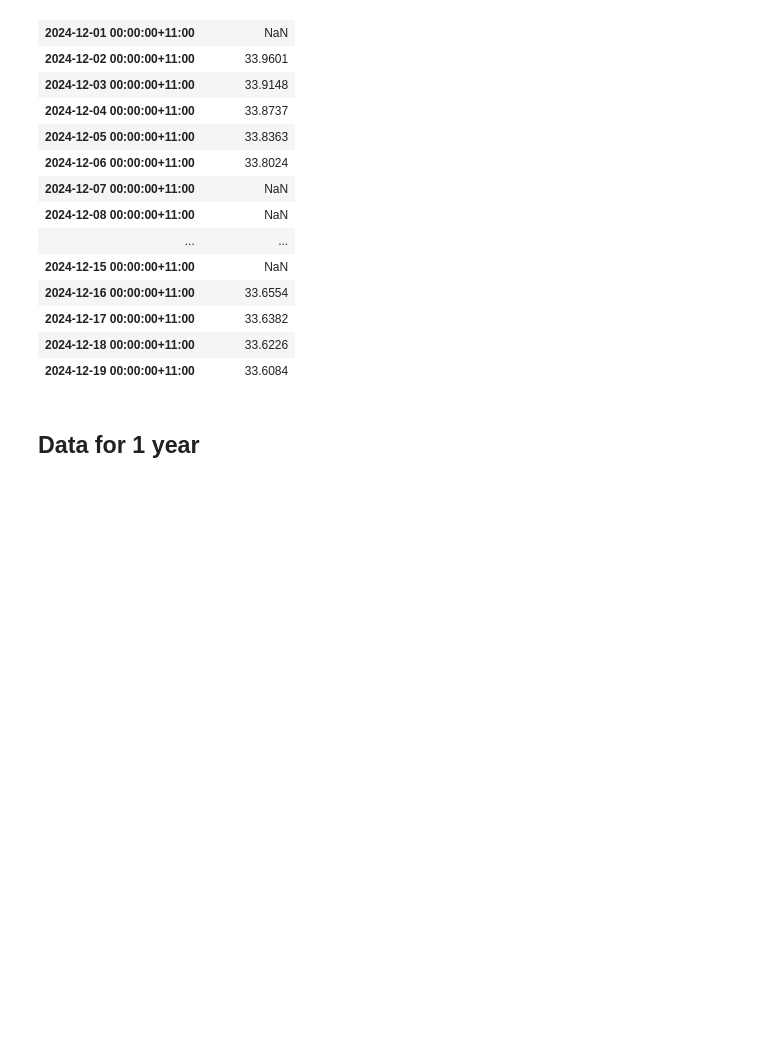
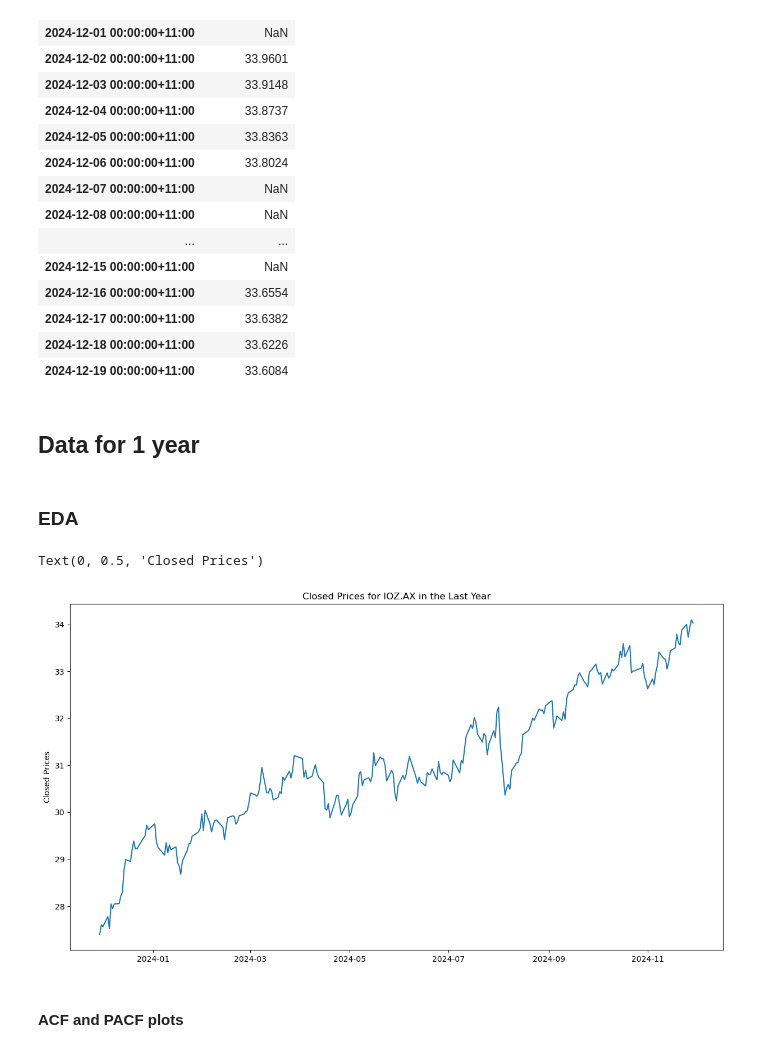
Before and after one commit to actonton/Stock-Market-Forecasting, a Jupyter notebook: stock_forecasting.ipynb, the cells around one changed output. Drawn from its saved outputs; the diff is of its cells as text; code cells hidden in the pictures; blank space fills up the shorter version.

Commit message:
Started forecasting for 1year data

```diff
--- a/stock_forecasting.ipynb
+++ b/stock_forecasting.ipynb
@@ -443,3 +422,17 @@ closed_prices_1month_forecast
 | 2024-12-19 00:00:00+11:00 | 33.6084 |
 # %% [markdown]
 ## Data for 1 year
+# %%
+closed_prices_1year = data.history(period='1y')['Close']
+# %% [markdown]
+### EDA
+# %%
+plt.figure(figsize=(15, 8))
+plt.plot(closed_prices_1year)
+plt.title('Closed Prices for IOZ.AX in the Last Year')
+plt.ylabel('Closed Prices')
+# %% [output]
+Text(0, 0.5, 'Closed Prices')
+[figure, added]
+# %% [markdown]
+#### ACF and PACF plots
```
Also changed, not shown: parts of 19 cells of this notebook.
